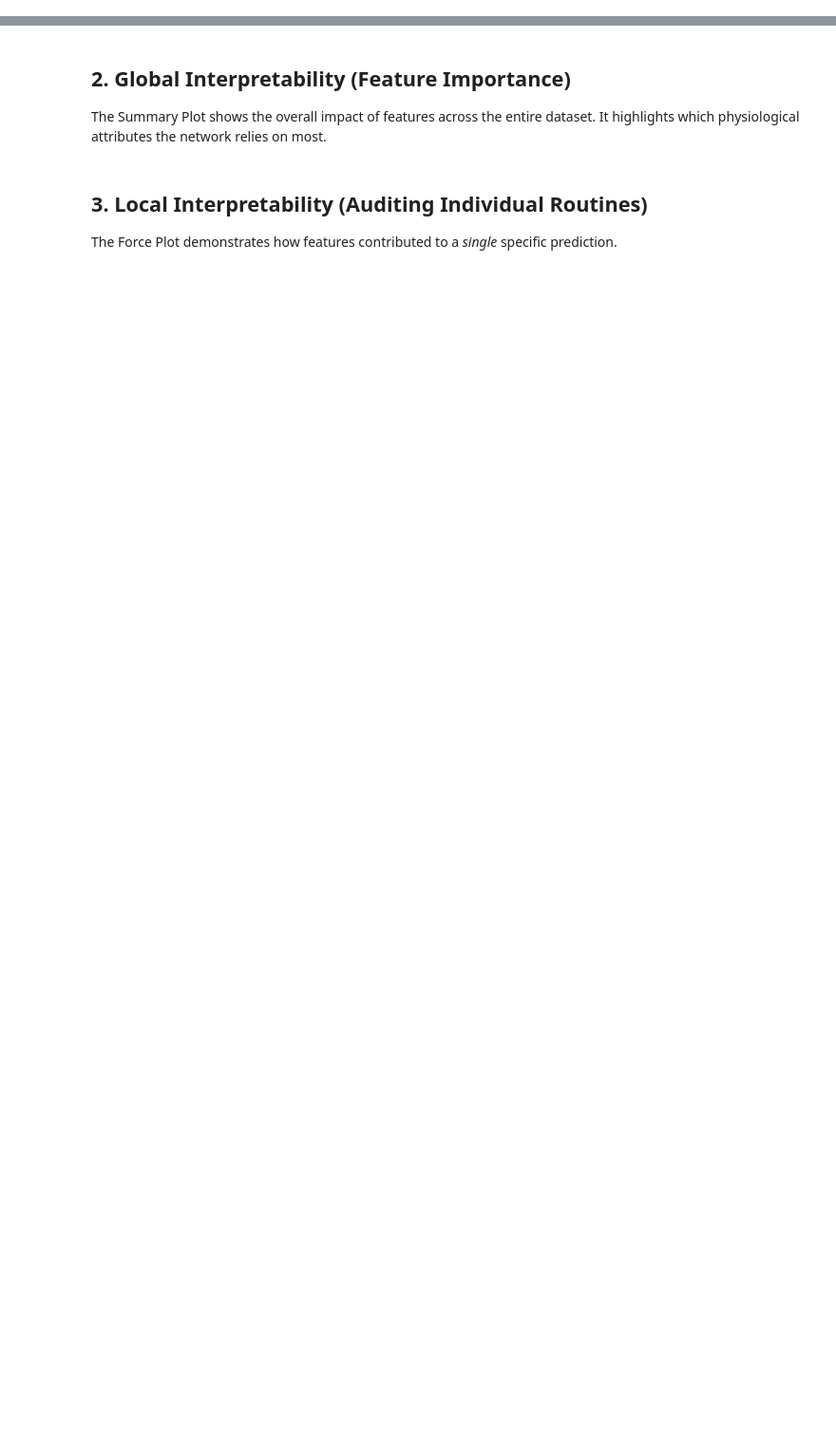
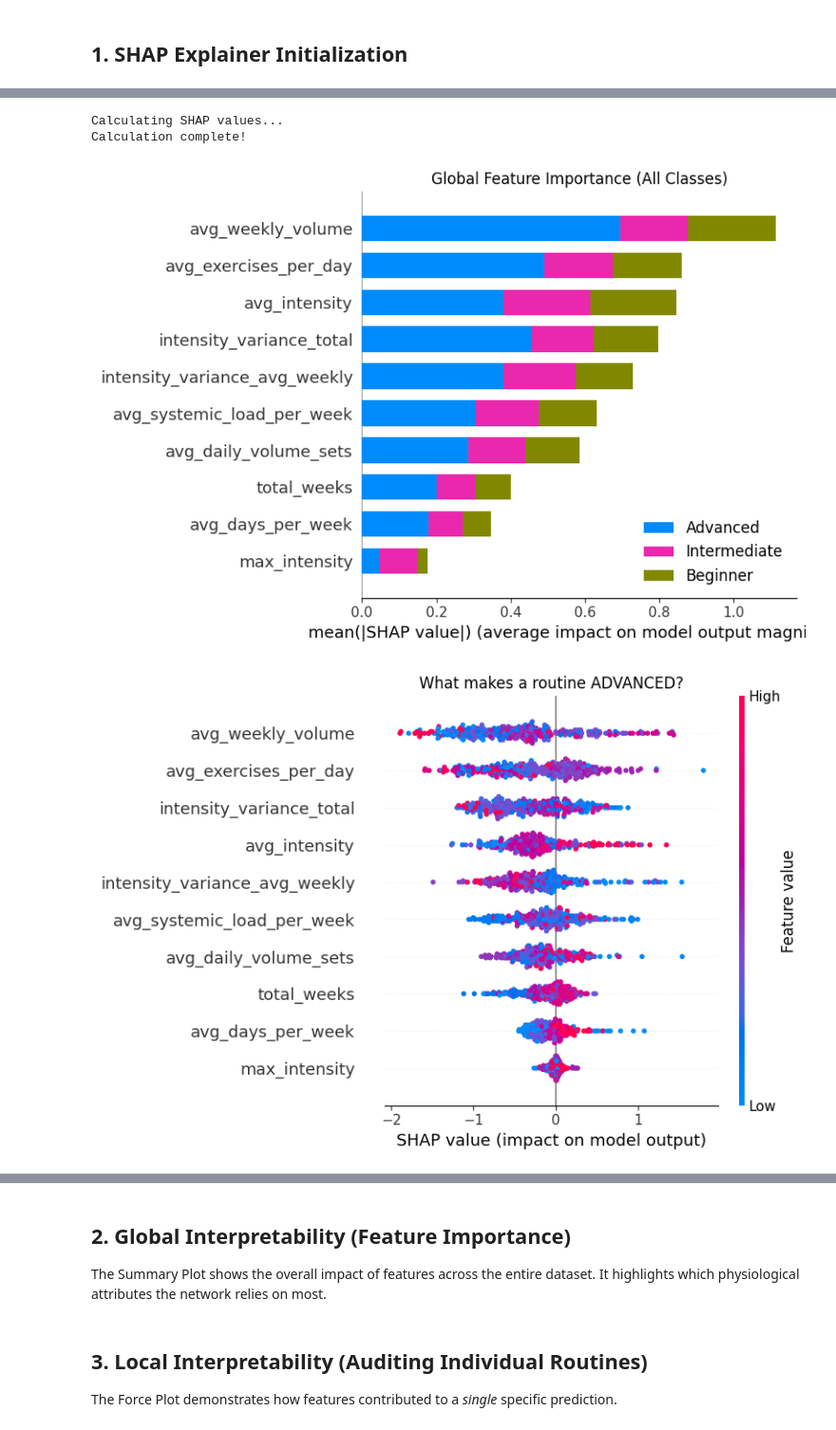
Before and after one commit to sgraziabile/proyecto-mineria, a Jupyter notebook: notebooks/03_explainability_and_shap.ipynb, the cells around one changed output, grey strips where cells are left out. Shown at 95% size. Saved outputs shown, nothing was run; the diff lists cells and outputs as text; code cells hidden in the pictures; blank space fills up the shorter version.

```diff
--- a/notebooks/03_explainability_and_shap.ipynb
+++ b/notebooks/03_explainability_and_shap.ipynb
@@ -28,0 +27,53 @@ import matplotlib.pyplot as plt
+# %%
+#Load the model and test data
+import joblib
+import pandas as pd
+
+# Load everything back into memory exactly as it was!
+xgb_model = joblib.load("../data/processed/xgb_baseline_model.pkl")
+
+X_test = pd.read_pickle("../data/processed/X_test.pkl")
+# ... (load the rest if needed)
+# %% [markdown]
+## 1. SHAP Explainer Initialization
+# %%
+import shap
+import matplotlib.pyplot as plt
+
+shap.initjs()
+
+# 1. Initialize the Explainer
+explainer = shap.TreeExplainer(xgb_model)
+
+# 2. Use the Classic API: .shap_values()
+# For your 3 classes, this guarantees it returns a clean Python list of 3 arrays
+print("Calculating SHAP values...")
+shap_values = explainer.shap_values(X_test)
+print("Calculation complete!")
+
+# ---------------------------------------------------------
+# PLOT 1: Global Bar Chart (Stacked Multiclass)
+# ---------------------------------------------------------
+plt.figure(figsize=(10, 6))
+plt.title("Global Feature Importance (All Classes)")
+# The classic summary_plot accepts the list perfectly and stacks the colors!
+shap.summary_plot(
+    shap_values,
+    X_test,
+    plot_type="bar",
+    class_names=["Beginner", "Intermediate", "Advanced"]
+)
+
+# ---------------------------------------------------------
+# PLOT 2: Advanced Routines Only (Dot Plot)
+# ---------------------------------------------------------
+plt.figure(figsize=(10, 6))
+plt.title("What makes a routine ADVANCED?")
+shap.summary_plot(shap_values[:, :, 2], X_test)
+# ---------------------------------------------------------
+# PLOT 3: Beginner Routines Only (Dot Plot)
+# ---------------------------------------------------------
+plt.figure(figsize=(10, 6))
+plt.title("What makes a routine BEGINNER?")
+shap.summary_plot(shap_values[:,:,0], X_test)
+# %% [output]
@@ -28,0 +81,4 @@ import matplotlib.pyplot as plt
+Calculating SHAP values...
+Calculation complete!
+[figure, added]
+[figure, added]
```
Also changed, not shown: parts of 6 cells of this notebook, 6 other files.
